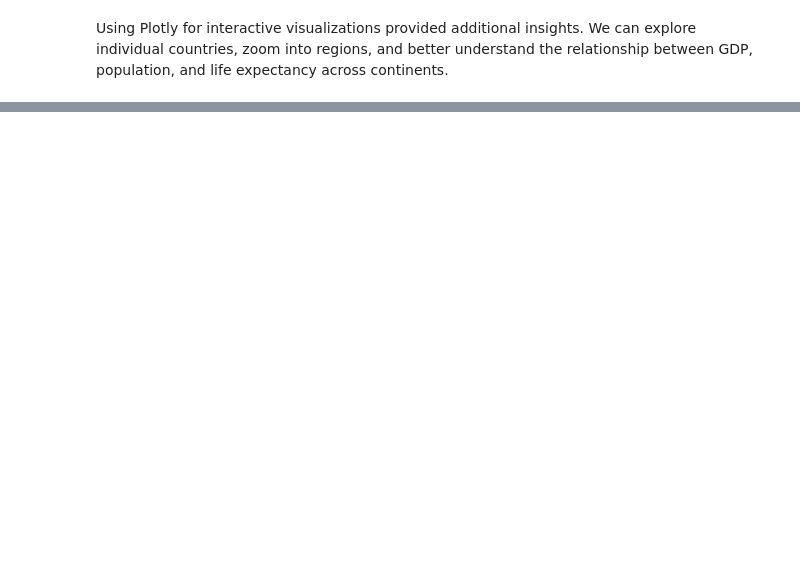
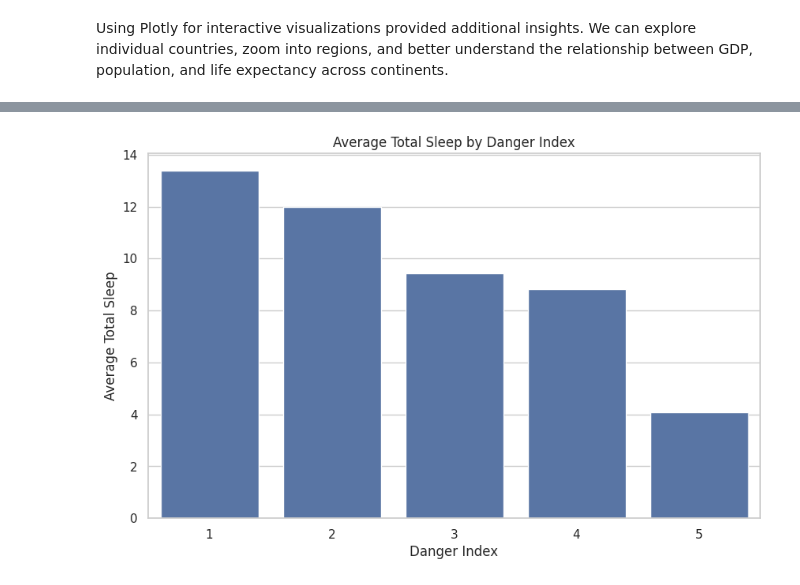
Before and after one commit to keirabasma/Formation-IA, a Jupyter notebook: Workshop_DEHNOUN_Nesrine.ipynb, the cells around one changed output, grey strips where cells are left out. Drawn from its saved outputs; the diff is of its cells as text; code cells hidden in the pictures; blank space fills up the shorter version.

```diff
--- a/Workshop_DEHNOUN_Nesrine.ipynb
+++ b/Workshop_DEHNOUN_Nesrine.ipynb
@@ -254,0 +255,11 @@ Interactive scatter plot allows exploration of Age vs Fare and shows which passe
+# %%
+sleep_avg = df.groupby("danger_index")["total_sleep"].mean().reset_index()
+
+plt.figure()
+sns.barplot(x="danger_index", y="total_sleep", data=sleep_avg)
+plt.title("Average Total Sleep by Danger Index")
+plt.xlabel("Danger Index")
+plt.ylabel("Average Total Sleep")
+plt.show()
+# %% [output]
+[figure, added]
```
Also changed, not shown: parts of 30 cells of this notebook.
